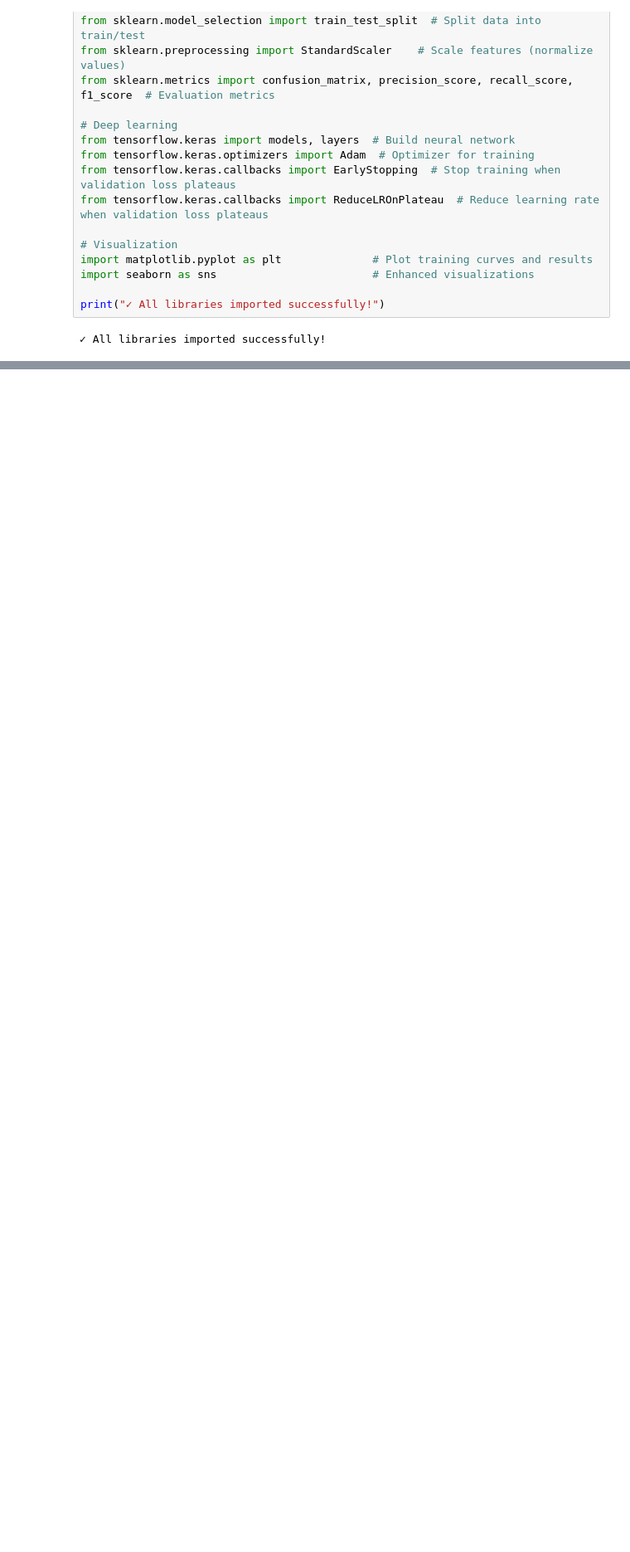
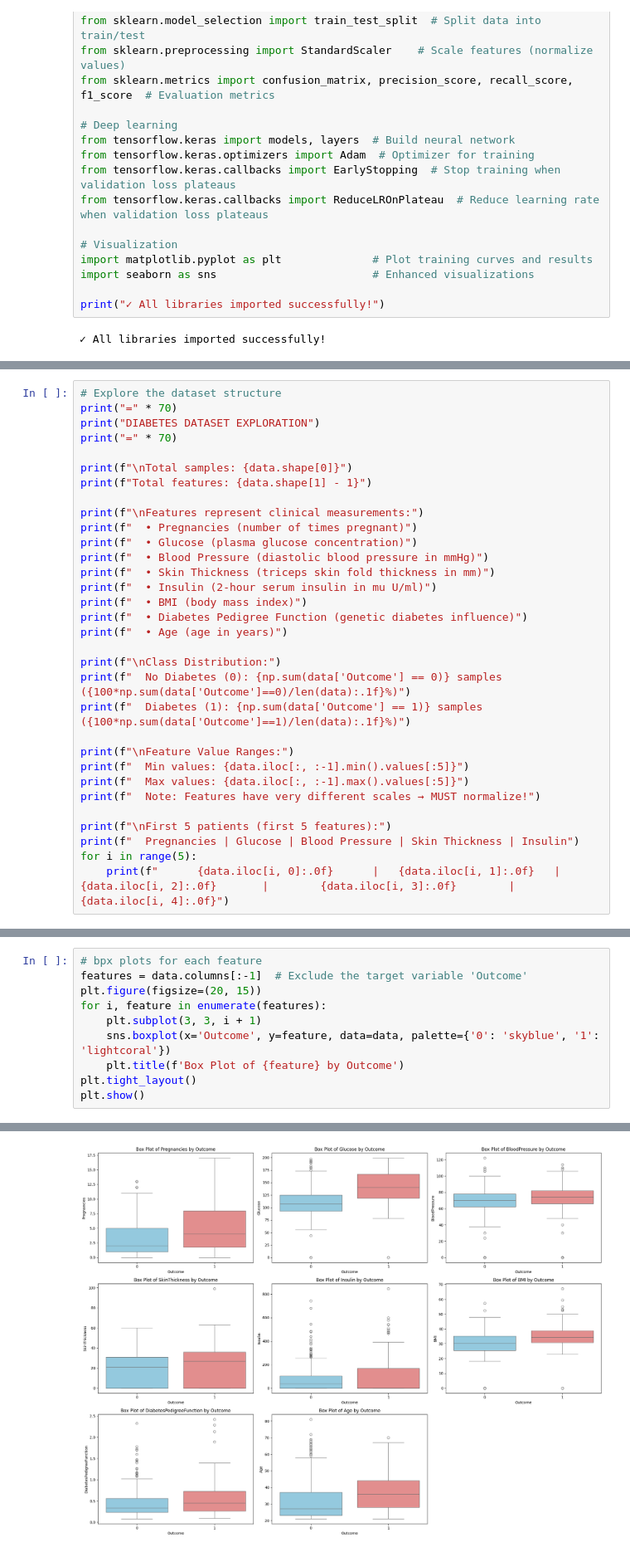
Before and after one commit to Hamza-Elghonemy/neural-network-diabetes, a Jupyter notebook: pima_diabetes_nn.ipynb, the cells around one changed output, grey strips where cells are left out. Shown at 83% size. Drawn from its saved outputs; the diff is of its cells as text; blank space fills up the shorter version.

```diff
--- a/pima_diabetes_nn.ipynb
+++ b/pima_diabetes_nn.ipynb
@@ -50,0 +115,32 @@ print("✓ All libraries imported successfully!")
+# %%
+# Explore the dataset structure
+print("=" * 70)
+print("DIABETES DATASET EXPLORATION")
+print("=" * 70)
+
+print(f"\nTotal samples: {data.shape[0]}")
+print(f"Total features: {data.shape[1] - 1}")
+
+print(f"\nFeatures represent clinical measurements:")
+print(f"  • Pregnancies (number of times pregnant)")
+print(f"  • Glucose (plasma glucose concentration)")
+print(f"  • Blood Pressure (diastolic blood pressure in mmHg)")
+print(f"  • Skin Thickness (triceps skin fold thickness in mm)")
+print(f"  • Insulin (2-hour serum insulin in mu U/ml)")
+print(f"  • BMI (body mass index)")
+print(f"  • Diabetes Pedigree Function (genetic diabetes influence)")
+print(f"  • Age (age in years)")
+
+print(f"\nClass Distribution:")
+print(f"  No Diabetes (0): {np.sum(data['Outcome'] == 0)} samples ({100*np.sum(data['Outcome']==0)/len(data):.1f}%)")
+print(f"  Diabetes (1): {np.sum(data['Outcome'] == 1)} samples ({100*np.sum(data['Outcome']==1)/len(data):.1f}%)")
+
+print(f"\nFeature Value Ranges:")
+print(f"  Min values: {data.iloc[:, :-1].min().values[:5]}")
+print(f"  Max values: {data.iloc[:, :-1].max().values[:5]}")
+print(f"  Note: Features have very different scales → MUST normalize!")
+
+print(f"\nFirst 5 patients (first 5 features):")
+print(f"  Pregnancies | Glucose | Blood Pressure | Skin Thickness | Insulin")
+for i in range(5):
+    print(f"      {data.iloc[i, 0]:.0f}      |   {data.iloc[i, 1]:.0f}   |       {data.iloc[i, 2]:.0f}       |        {data.iloc[i, 3]:.0f}        |    {data.iloc[i, 4]:.0f}")
@@ -50,0 +174,11 @@ print("✓ All libraries imported successfully!")
+# %%
+# bpx plots for each feature
+features = data.columns[:-1]  # Exclude the target variable 'Outcome'
+plt.figure(figsize=(20, 15))
+for i, feature in enumerate(features):
+    plt.subplot(3, 3, i + 1)
+    sns.boxplot(x='Outcome', y=feature, data=data, palette={'0': 'skyblue', '1': 'lightcoral'})
+    plt.title(f'Box Plot of {feature} by Outcome')
+plt.tight_layout()
+plt.show()
+# %% [output]
@@ -50,0 +202 @@ print("✓ All libraries imported successfully!")
+[figure, added]
```
Also changed, not shown: parts of 25 cells of this notebook, 1 other file.
